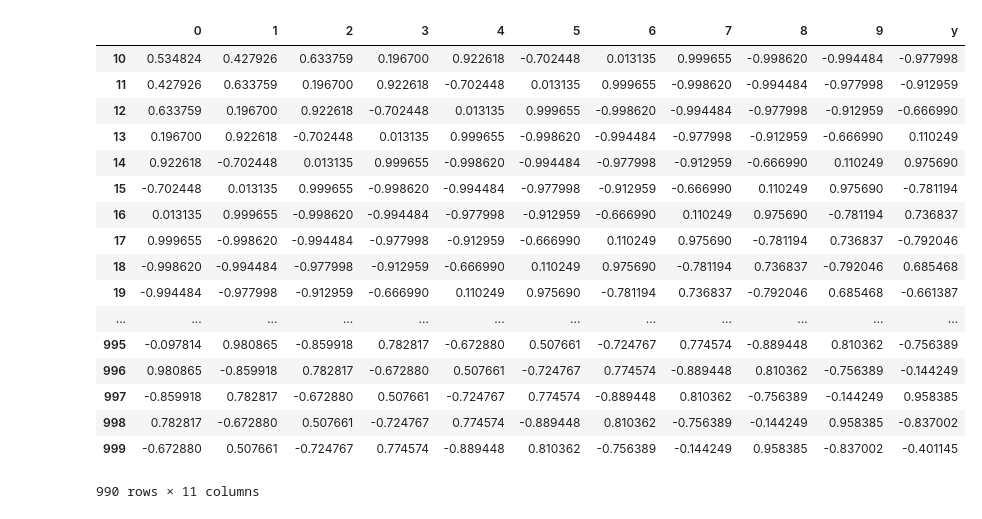
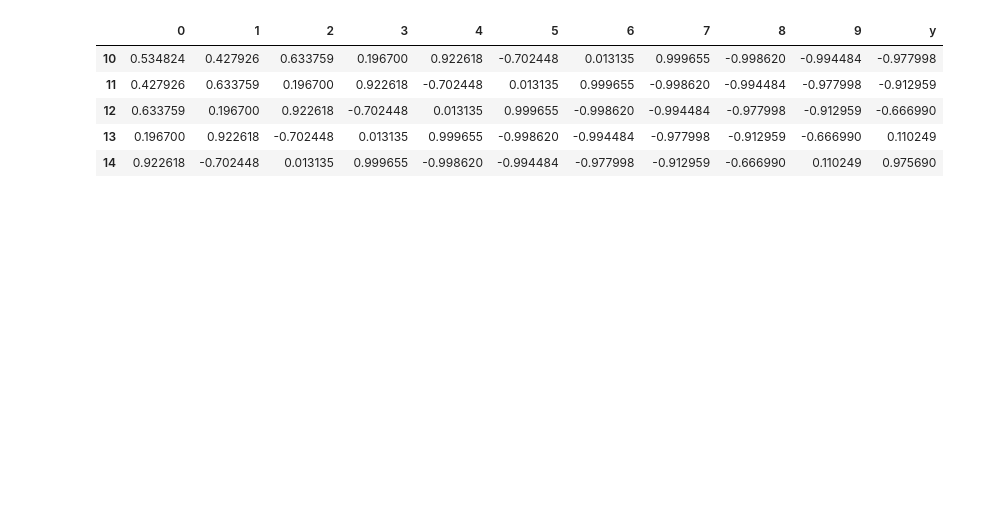
Before and after one commit to FernandoFavoretti/mixture_of_experts, a Jupyter notebook: lagger.ipynb, the cells around one changed output. Saved outputs shown, nothing was run; the diff lists cells and outputs as text; code cells hidden in the pictures; blank space fills up the shorter version.

```diff
--- a/lagger.ipynb
+++ b/lagger.ipynb
@@ -22,23 +22,11 @@ def create_lag(df, num_lags):
 # %%
 teste = create_lag(df,10)
 # %%
-teste
+teste.head()
 # %% [output]
 |  | 0 | 1 | 2 | 3 | 4 | 5 | 6 | 7 | 8 | 9 | y |
 | 10 | 0.534824 | 0.427926 | 0.633759 | 0.196700 | 0.922618 | -0.702448 | 0.013135 | 0.999655 | -0.998620 | -0.994484 | -0.977998 |
 | 11 | 0.427926 | 0.633759 | 0.196700 | 0.922618 | -0.702448 | 0.013135 | 0.999655 | -0.998620 | -0.994484 | -0.977998 | -0.912959 |
 | 12 | 0.633759 | 0.196700 | 0.922618 | -0.702448 | 0.013135 | 0.999655 | -0.998620 | -0.994484 | -0.977998 | -0.912959 | -0.666990 |
 | 13 | 0.196700 | 0.922618 | -0.702448 | 0.013135 | 0.999655 | -0.998620 | -0.994484 | -0.977998 | -0.912959 | -0.666990 | 0.110249 |
 | 14 | 0.922618 | -0.702448 | 0.013135 | 0.999655 | -0.998620 | -0.994484 | -0.977998 | -0.912959 | -0.666990 | 0.110249 | 0.975690 |
-| 15 | -0.702448 | 0.013135 | 0.999655 | -0.998620 | -0.994484 | -0.977998 | -0.912959 | -0.666990 | 0.110249 | 0.975690 | -0.781194 |
-| 16 | 0.013135 | 0.999655 | -0.998620 | -0.994484 | -0.977998 | -0.912959 | -0.666990 | 0.110249 | 0.975690 | -0.781194 | 0.736837 |
-| 17 | 0.999655 | -0.998620 | -0.994484 | -0.977998 | -0.912959 | -0.666990 | 0.110249 | 0.975690 | -0.781194 | 0.736837 | -0.792046 |
-| 18 | -0.998620 | -0.994484 | -0.977998 | -0.912959 | -0.666990 | 0.110249 | 0.975690 | -0.781194 | 0.736837 | -0.792046 | 0.685468 |
-| 19 | -0.994484 | -0.977998 | -0.912959 | -0.666990 | 0.110249 | 0.975690 | -0.781194 | 0.736837 | -0.792046 | 0.685468 | -0.661387 |
-| ... | ... | ... | ... | ... | ... | ... | ... | ... | ... | ... | ... |
-| 995 | -0.097814 | 0.980865 | -0.859918 | 0.782817 | -0.672880 | 0.507661 | -0.724767 | 0.774574 | -0.889448 | 0.810362 | -0.756389 |
-| 996 | 0.980865 | -0.859918 | 0.782817 | -0.672880 | 0.507661 | -0.724767 | 0.774574 | -0.889448 | 0.810362 | -0.756389 | -0.144249 |
-| 997 | -0.859918 | 0.782817 | -0.672880 | 0.507661 | -0.724767 | 0.774574 | -0.889448 | 0.810362 | -0.756389 | -0.144249 | 0.958385 |
-| 998 | 0.782817 | -0.672880 | 0.507661 | -0.724767 | 0.774574 | -0.889448 | 0.810362 | -0.756389 | -0.144249 | 0.958385 | -0.837002 |
-| 999 | -0.672880 | 0.507661 | -0.724767 | 0.774574 | -0.889448 | 0.810362 | -0.756389 | -0.144249 | 0.958385 | -0.837002 | -0.401145 |
-990 rows × 11 columns
```
Also changed, not shown: 7 other files.
